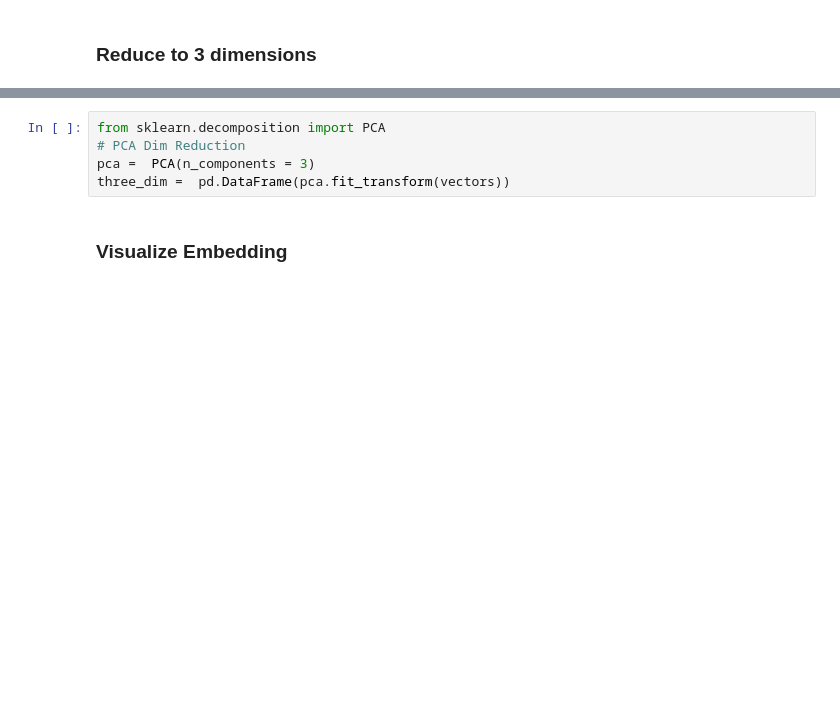
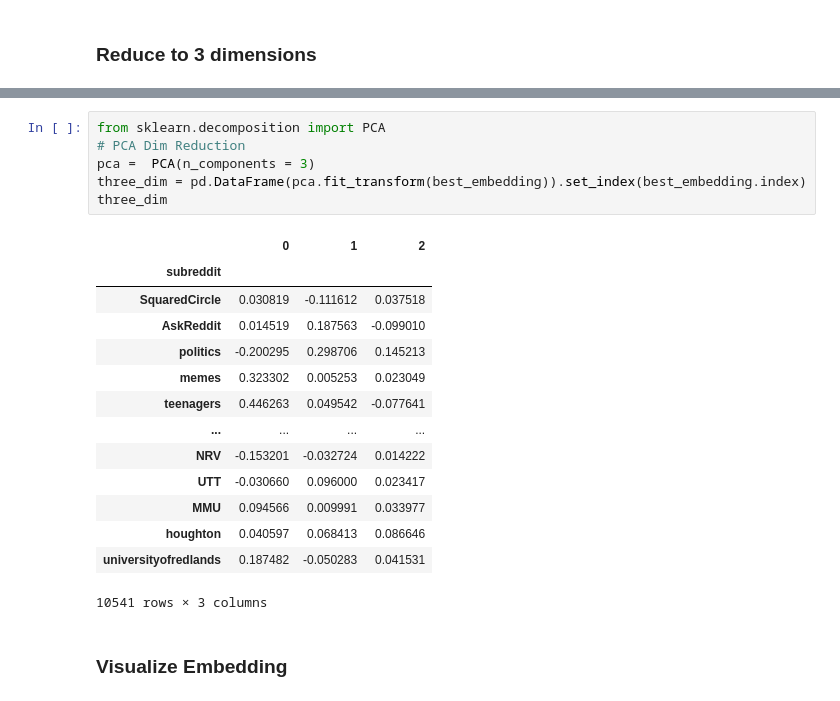
Before and after one commit to CSSLab/political-subreddits, a Jupyter notebook: Subreddit_Embedding_Atemporal.ipynb, the cells around one changed output, grey strips where cells are left out. Drawn from its saved outputs; the diff is of its cells as text; blank space fills up the shorter version.

```diff
--- a/Subreddit_Embedding_Atemporal.ipynb
+++ b/Subreddit_Embedding_Atemporal.ipynb
@@ -281,8 +220,24 @@ fig.show()
 # %%
 from sklearn.decomposition import PCA
 # PCA Dim Reduction
 pca =  PCA(n_components = 3)
-three_dim =  pd.DataFrame(pca.fit_transform(vectors))
+three_dim = pd.DataFrame(pca.fit_transform(best_embedding)).set_index(best_embedding.index)
+three_dim
+# %% [output]
+|  | 0 | 1 | 2 |
+| subreddit |  |  |  |
+| SquaredCircle | 0.030819 | -0.111612 | 0.037518 |
+| AskReddit | 0.014519 | 0.187563 | -0.099010 |
+| politics | -0.200295 | 0.298706 | 0.145213 |
+| memes | 0.323302 | 0.005253 | 0.023049 |
+| teenagers | 0.446263 | 0.049542 | -0.077641 |
+| ... | ... | ... | ... |
+| NRV | -0.153201 | -0.032724 | 0.014222 |
+| UTT | -0.030660 | 0.096000 | 0.023417 |
+| MMU | 0.094566 | 0.009991 | 0.033977 |
+| houghton | 0.040597 | 0.068413 | 0.086646 |
+| universityofredlands | 0.187482 | -0.050283 | 0.041531 |
+10541 rows × 3 columns
 # %% [markdown]
 ### Visualize Embedding
 # %%
```
Also changed, not shown: parts of 16 cells of this notebook, 3 other files.
